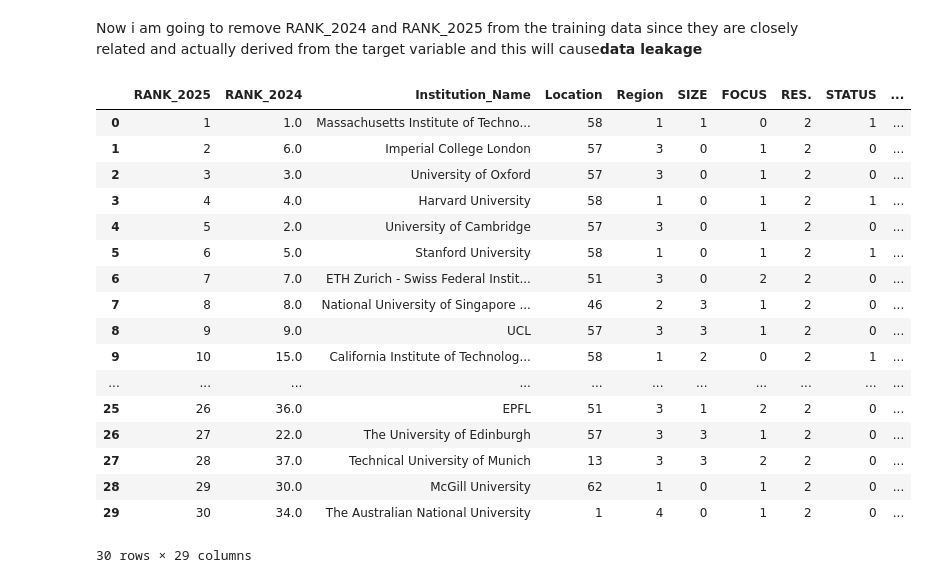
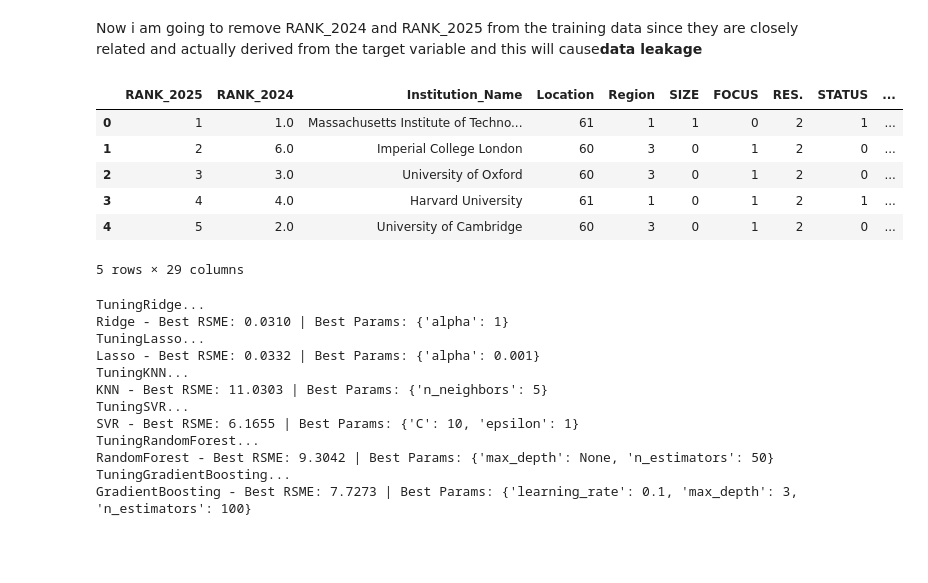
Before and after one commit to Stoymirov/Small-researches, a Jupyter notebook: Untitled1.ipynb, the cells around one changed output. Cells and saved outputs as stored; diff of their text form; code cells hidden in the pictures; blank space fills up the shorter version.

Commit message:
adding GridSearchCV

```diff
--- a/Untitled1.ipynb
+++ b/Untitled1.ipynb
@@ -264,23 +256,12 @@ for col in categorical_cols:
 # %% [markdown]
 Now i am going to remove RANK_2024 and RANK_2025 from the training data since they are closely related and actually derived from the target variable and this will cause**data leakage**
 # %%
-df.head(30)
+df.head(5)
 # %% [output]
 |  | RANK_2025 | RANK_2024 | Institution_Name | Location | Region | SIZE | FOCUS | RES. | STATUS | ... |
-| 0 | 1 | 1.0 | Massachusetts Institute of Techno... | 58 | 1 | 1 | 0 | 2 | 1 | ... |
-| 1 | 2 | 6.0 | Imperial College London | 57 | 3 | 0 | 1 | 2 | 0 | ... |
-| 2 | 3 | 3.0 | University of Oxford | 57 | 3 | 0 | 1 | 2 | 0 | ... |
-| 3 | 4 | 4.0 | Harvard University | 58 | 1 | 0 | 1 | 2 | 1 | ... |
-| 4 | 5 | 2.0 | University of Cambridge | 57 | 3 | 0 | 1 | 2 | 0 | ... |
-| 5 | 6 | 5.0 | Stanford University | 58 | 1 | 0 | 1 | 2 | 1 | ... |
-| 6 | 7 | 7.0 | ETH Zurich - Swiss Federal Instit... | 51 | 3 | 0 | 2 | 2 | 0 | ... |
-| 7 | 8 | 8.0 | National University of Singapore ... | 46 | 2 | 3 | 1 | 2 | 0 | ... |
-| 8 | 9 | 9.0 | UCL | 57 | 3 | 3 | 1 | 2 | 0 | ... |
-| 9 | 10 | 15.0 | California Institute of Technolog... | 58 | 1 | 2 | 0 | 2 | 1 | ... |
-| ... | ... | ... | ... | ... | ... | ... | ... | ... | ... | ... |
-| 25 | 26 | 36.0 | EPFL | 51 | 3 | 1 | 2 | 2 | 0 | ... |
-| 26 | 27 | 22.0 | The University of Edinburgh | 57 | 3 | 3 | 1 | 2 | 0 | ... |
-| 27 | 28 | 37.0 | Technical University of Munich | 13 | 3 | 3 | 2 | 2 | 0 | ... |
-| 28 | 29 | 30.0 | McGill University | 62 | 1 | 0 | 1 | 2 | 0 | ... |
-| 29 | 30 | 34.0 | The Australian National University | 1 | 4 | 0 | 1 | 2 | 0 | ... |
+| 0 | 1 | 1.0 | Massachusetts Institute of Techno... | 61 | 1 | 1 | 0 | 2 | 1 | ... |
+| 1 | 2 | 6.0 | Imperial College London | 60 | 3 | 0 | 1 | 2 | 0 | ... |
+| 2 | 3 | 3.0 | University of Oxford | 60 | 3 | 0 | 1 | 2 | 0 | ... |
+| 3 | 4 | 4.0 | Harvard University | 61 | 1 | 0 | 1 | 2 | 1 | ... |
+| 4 | 5 | 2.0 | University of Cambridge | 60 | 3 | 0 | 1 | 2 | 0 | ... |
-30 rows × 29 columns
+5 rows × 29 columns
@@ -286,0 +308,25 @@ df.head(30)
+# %%
+best_models ={}
+
+for name,mp in param_grids.items():
+    print(f"Tuning{name}...")
+    grid = GridSearchCV(mp["model"],mp["params"],cv=5,scoring=mse_scorer)
+    grid.fit(X,y)
+
+    best_models[name] = grid.best_estimator_
+
+    rmse= np.sqrt(-grid.best_score_)
+    print(f"{name} - Best RSME: {rmse:.4f} | Best Params: {grid.best_params_}")
+# %% [output]
+TuningRidge...
+Ridge - Best RSME: 0.0310 | Best Params: {'alpha': 1}
+TuningLasso...
+Lasso - Best RSME: 0.0332 | Best Params: {'alpha': 0.001}
+TuningKNN...
+KNN - Best RSME: 11.0303 | Best Params: {'n_neighbors': 5}
+TuningSVR...
+SVR - Best RSME: 6.1655 | Best Params: {'C': 10, 'epsilon': 1}
+TuningRandomForest...
+RandomForest - Best RSME: 9.3042 | Best Params: {'max_depth': None, 'n_estimators': 50}
+TuningGradientBoosting...
+GradientBoosting - Best RSME: 7.7273 | Best Params: {'learning_rate': 0.1, 'max_depth': 3, 'n_estimators': 100}
```
Also changed, not shown: parts of 8 cells of this notebook.
